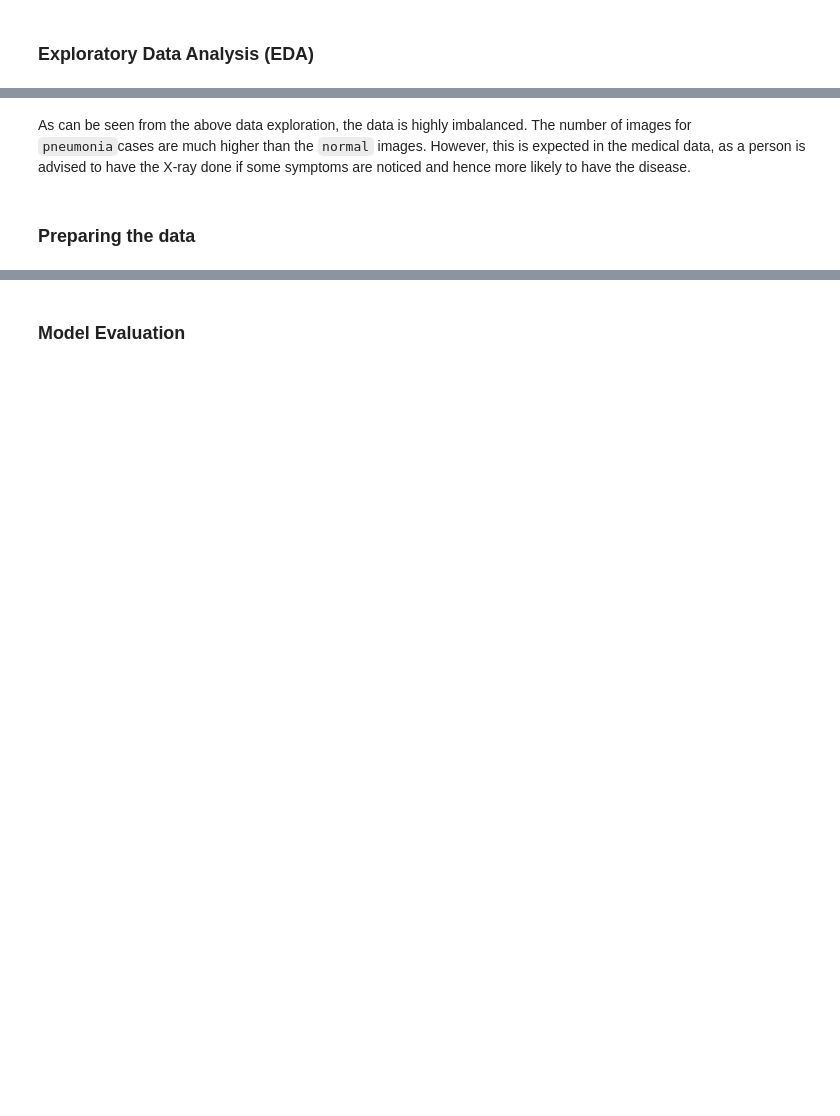
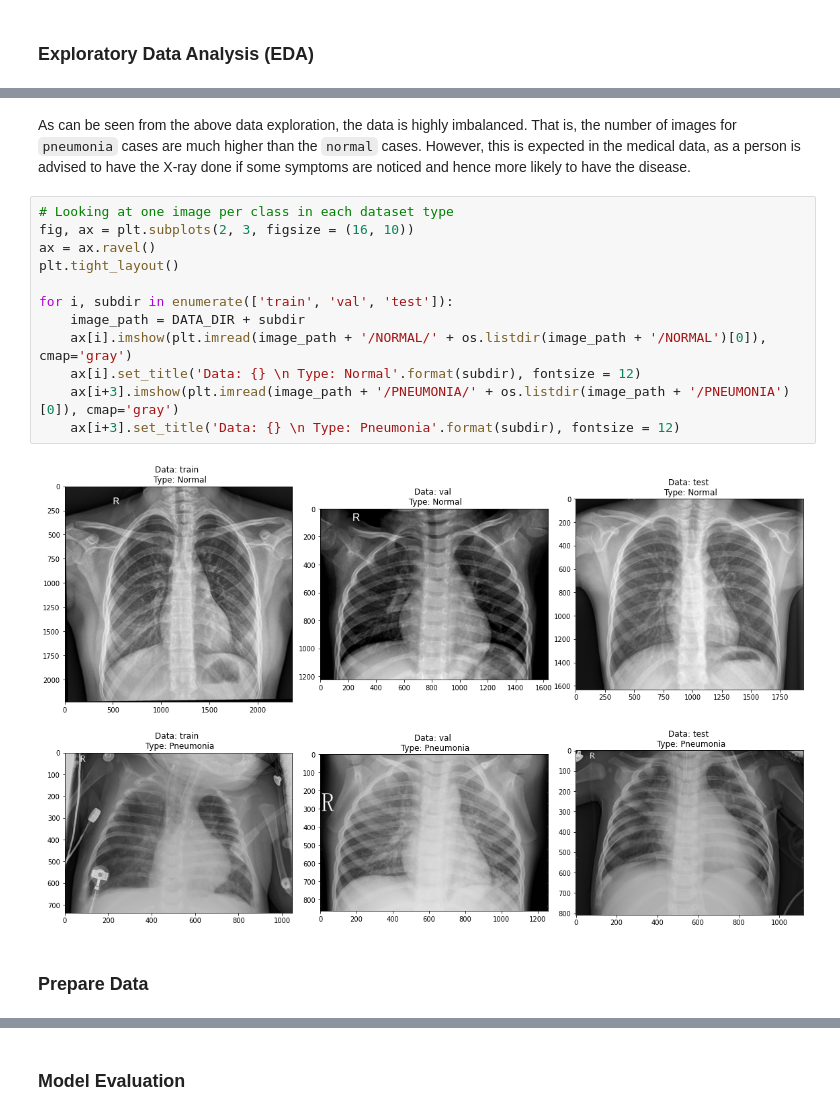
Before and after one commit to baishalidutta/Pneumonia-Detection, a Jupyter notebook: notebook/pneumonia_detection_cnn_model.ipynb, the cells around one changed output, grey strips where cells are left out. Drawn from its saved outputs; the diff is of its cells as text; blank space fills up the shorter version.

```diff
--- a/notebook/pneumonia_detection_cnn_model.ipynb
+++ b/notebook/pneumonia_detection_cnn_model.ipynb
@@ -30,6 +64,20 @@ EPOCHS = 100
 # %% [markdown]
-As can be seen from the above data exploration, the data is highly imbalanced. The number of images for `pneumonia`cases are much higher than the `normal` images. However, this is expected in the medical data, as a person is advised to have the X-ray done if some symptoms are noticed and hence more likely to have the disease.
+As can be seen from the above data exploration, the data is highly imbalanced. That is, the number of images for `pneumonia` cases are much higher than the `normal` cases. However, this is expected in the medical data, as a person is advised to have the X-ray done if some symptoms are noticed and hence more likely to have the disease.
-# %% [markdown]
-### Preparing the data
+# %%
+# Looking at one image per class in each dataset type
+fig, ax = plt.subplots(2, 3, figsize = (16, 10))
+ax = ax.ravel()
+plt.tight_layout()
+
+for i, subdir in enumerate(['train', 'val', 'test']):
+    image_path = DATA_DIR + subdir
+    ax[i].imshow(plt.imread(image_path + '/NORMAL/' + os.listdir(image_path + '/NORMAL')[0]), cmap='gray')
+    ax[i].set_title('Data: {} \n Type: Normal'.format(subdir), fontsize = 12)
+    ax[i+3].imshow(plt.imread(image_path + '/PNEUMONIA/' + os.listdir(image_path + '/PNEUMONIA')[0]), cmap='gray')
+    ax[i+3].set_title('Data: {} \n Type: Pneumonia'.format(subdir), fontsize = 12)
+# %% [output]
+[figure, added]
+# %% [markdown]
+### Prepare Data
 # %%
 # data generator on training dataset, data augmentation applied
```
Also changed, not shown: parts of 31 cells of this notebook.
